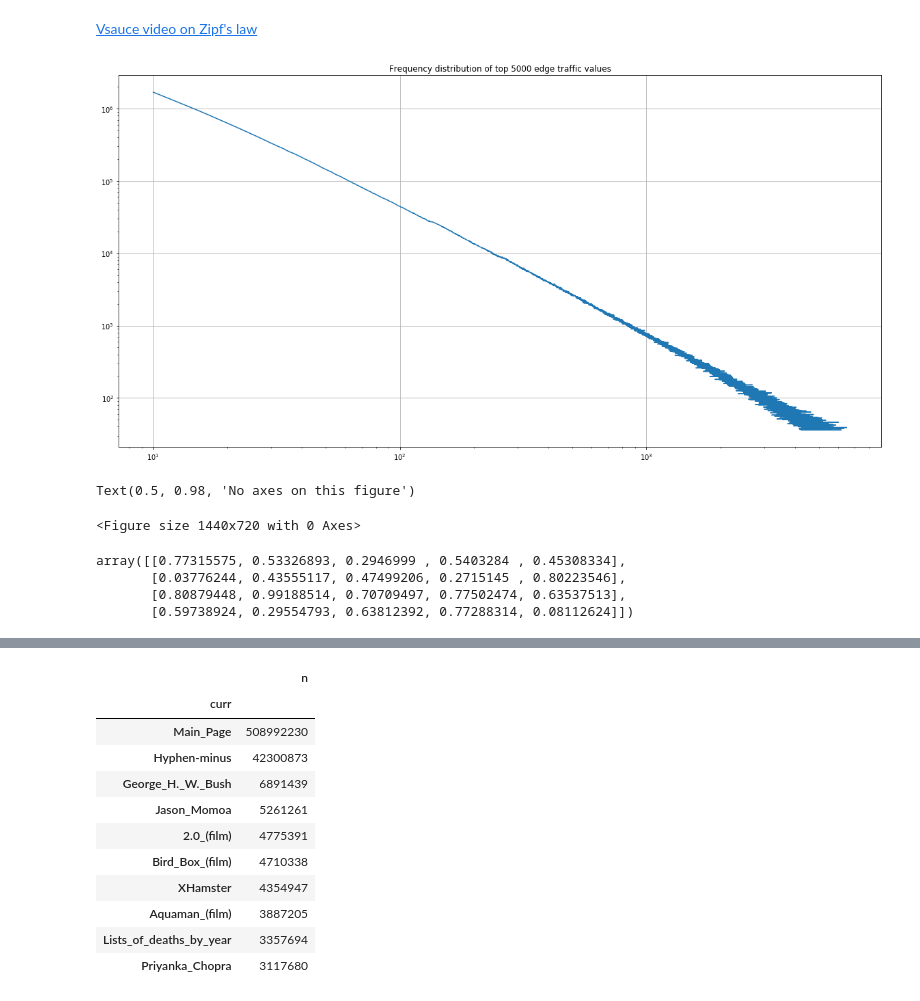
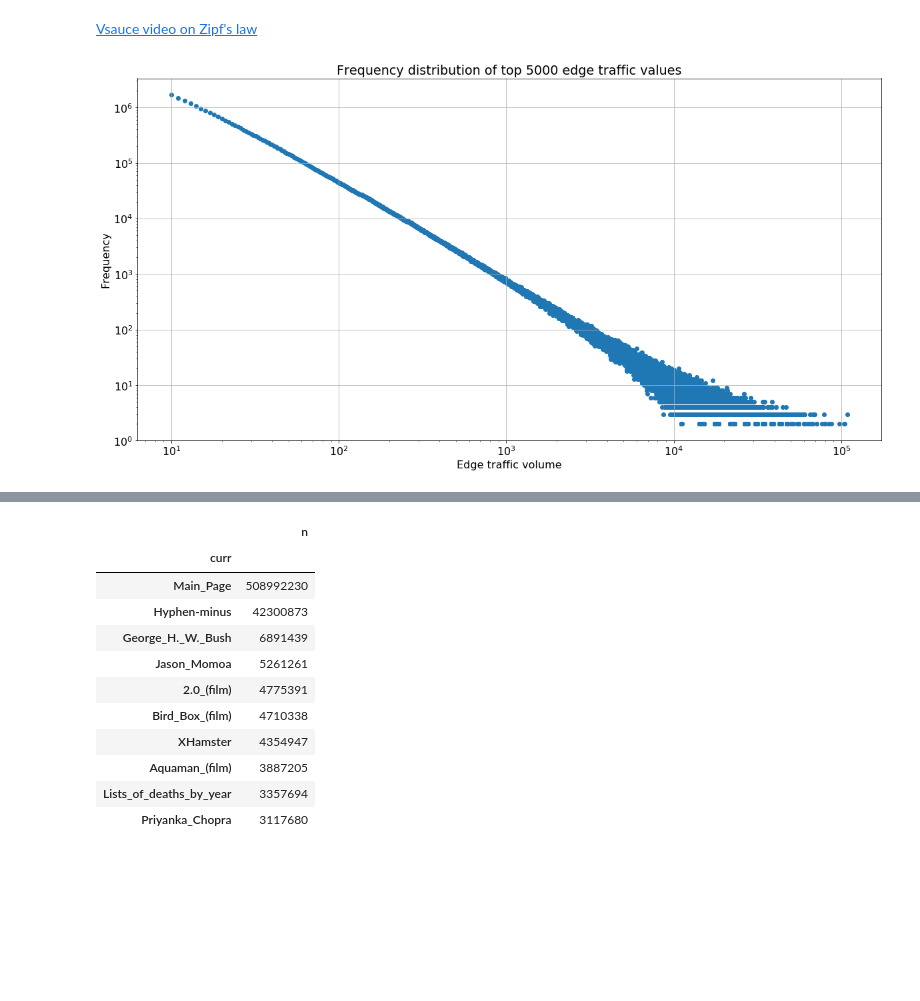
Before and after one commit to 33eyes/wiki-clickstream-graph, a Jupyter notebook: checking_a_sample_raw_dataset.ipynb, the cells around one changed output, grey strips where cells are left out. Drawn from its saved outputs; the diff is of its cells as text; code cells hidden in the pictures; blank space fills up the shorter version.

```diff
--- a/checking_a_sample_raw_dataset.ipynb
+++ b/checking_a_sample_raw_dataset.ipynb
@@ -285,14 +313,3 @@ edge_traffic_frequencies.index.values[:10]
 array([10, 11, 12, 13, 14, 15, 16, 17, 18, 19])
 # %% [markdown]
 [Vsauce video on Zipf's law](https://www.youtube.com/watch?v=fCn8zs912OE)
-# %%
-edge_traffic_frequencies.head(5000).plot \
-    .line(logx=True, logy=True, title="Frequency distribution of top 5000 edge traffic values", grid=True);
-# %% [output]
-[figure, removed]
-# %%
-fig = plt.figure()  # an empty figure with no axes
-fig.suptitle('No axes on this figure')  # Add a title so we know which it is
-# %% [output]
-Text(0.5, 0.98, 'No axes on this figure')
-<Figure size 1440x720 with 0 Axes>
@@ -302,8 +316,12 @@ a_asndarray = a.values
-# %%
-a_asndarray
-# %% [output]
-array([[0.77315575, 0.53326893, 0.2946999 , 0.5403284 , 0.45308334],
-       [0.03776244, 0.43555117, 0.47499206, 0.2715145 , 0.80223546],
-       [0.80879448, 0.99188514, 0.70709497, 0.77502474, 0.63537513],
-       [0.59738924, 0.29554793, 0.63812392, 0.77288314, 0.08112624]])
+# %%
+plt.scatter(edge_traffic_frequencies.index.values[:20000], edge_traffic_frequencies.values[:20000])
+plt.xscale("log")
+plt.yscale("log")
+plt.xlabel('Edge traffic volume')
+plt.ylabel('Frequency')
+plt.grid(True)
+
+plt.title("Frequency distribution of top 5000 edge traffic values");
+# %% [output]
+[figure, added]
 # %%
```
Also changed, not shown: parts of 25 cells of this notebook.
